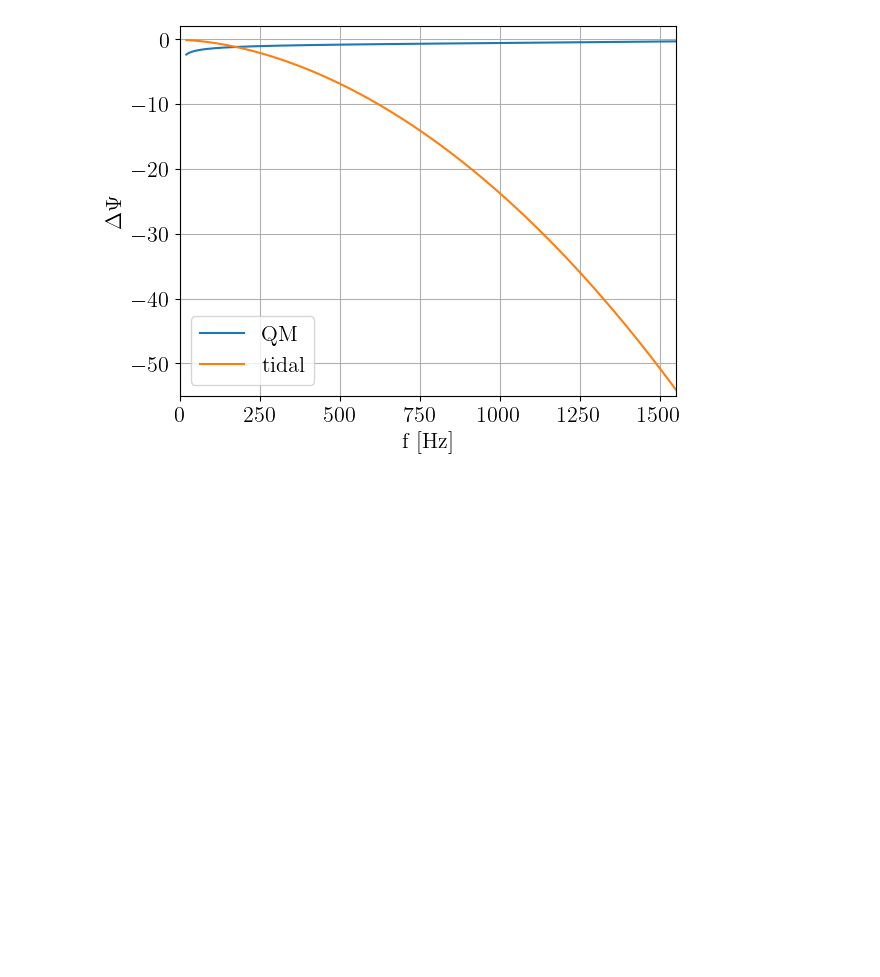
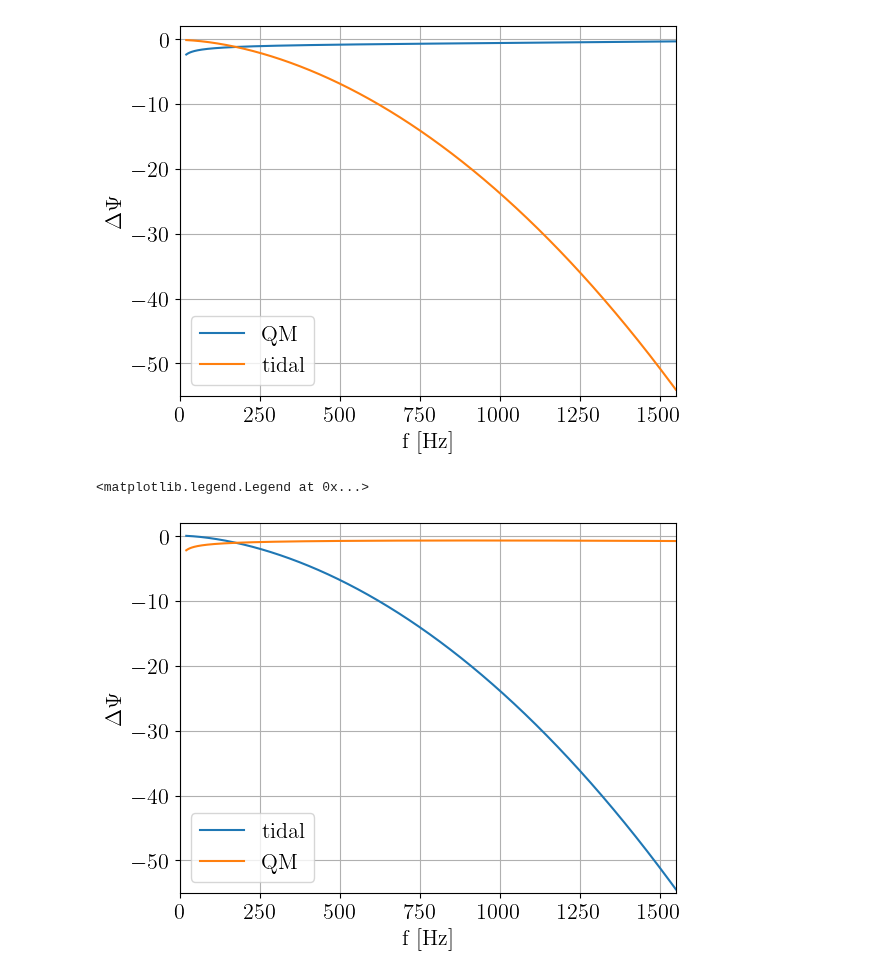
Before and after one commit to ThibeauWouters/ripple, a Jupyter notebook: notebooks/Phase_contributions_TaylorF2.ipynb, the cells around one changed output. Saved outputs shown, nothing was run; the diff lists cells and outputs as text; code cells hidden in the pictures; blank space fills up the shorter version.

Commit message:
Moreee plotsss

```diff
--- a/notebooks/Phase_contributions_TaylorF2.ipynb
+++ b/notebooks/Phase_contributions_TaylorF2.ipynb
@@ -196,3 +196,17 @@ plt.legend()
 # %% [output]
 <matplotlib.legend.Legend at 0x...>
 [figure]
+# %%
+full_phase = psi_pp + psi_QM + psi_tidal
+plt.plot(fs, full_phase - psi_QM, label = "tidal")
+plt.plot(fs, full_phase - psi_tidal, label = "QM")
+#This is very illegal, but we do want the seulting plot
+#plt.plot(fs, -full_phase + psi_tidal - 2, label = "QM")
+plt.xlim(0, 1550)
+plt.ylim(-55,2)
+plt.xlabel("f [Hz]")
+plt.ylabel(r"$\Delta\Psi$")
+plt.legend()
+# %% [output]
+<matplotlib.legend.Legend at 0x...>
+[figure, added]
```
